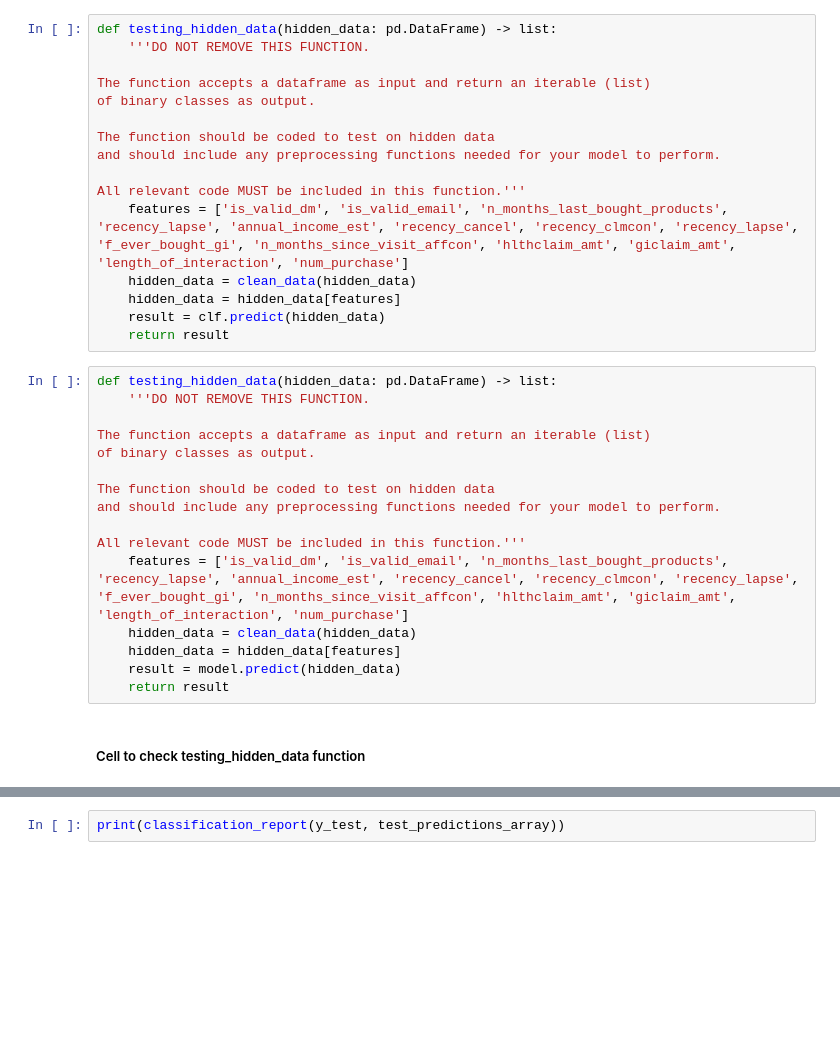
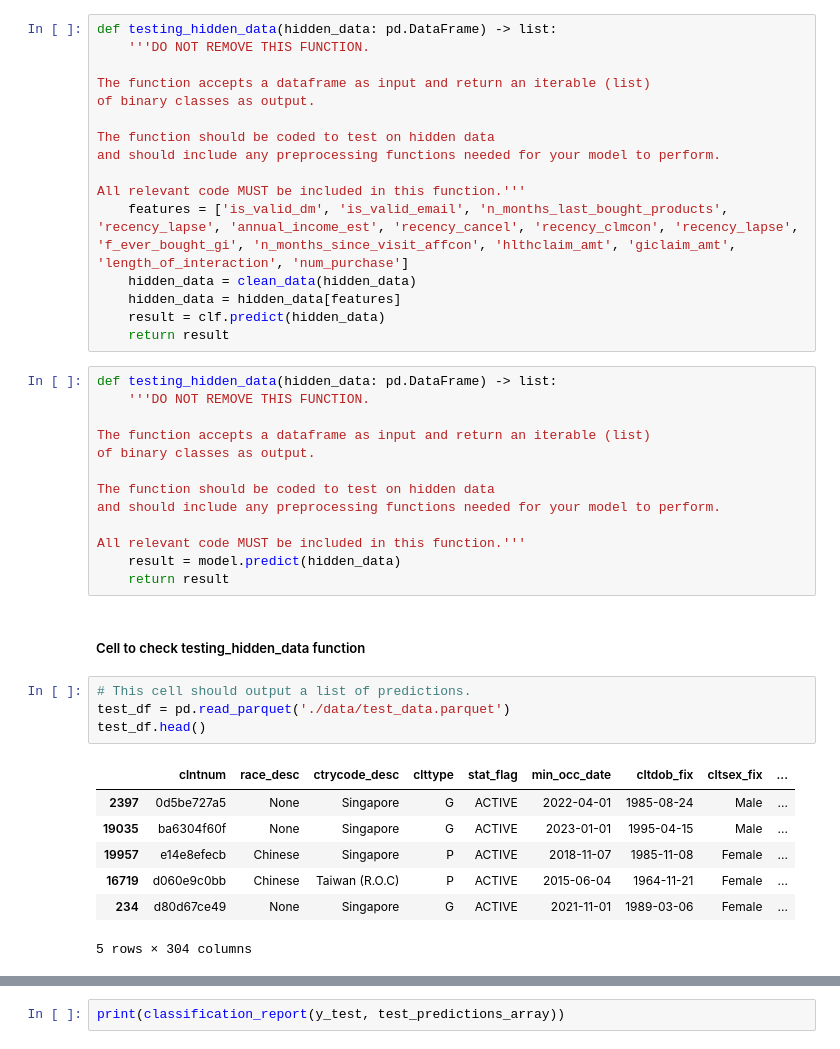
Before and after one commit to kayeugenia/NUS-SDS-Datathon-Singlife-NUS243, a Jupyter notebook: NUS_DATATHON_SINGLIFE_NUS243.ipynb, the cells around one changed output, grey strips where cells are left out. Saved outputs shown, nothing was run; the diff lists cells and outputs as text; blank space fills up the shorter version.

Commit message:
last cell error

```diff
--- a/NUS_DATATHON_SINGLIFE_NUS243.ipynb
+++ b/NUS_DATATHON_SINGLIFE_NUS243.ipynb
@@ -821,13 +808,22 @@ The function should be coded to test on hidden data
 and should include any preprocessing functions needed for your model to perform.
 
 All relevant code MUST be included in this function.'''
-    features = ['is_valid_dm', 'is_valid_email', 'n_months_last_bought_products', 'recency_lapse', 'annual_income_est', 'recency_cancel', 'recency_clmcon', 'recency_lapse', 'f_ever_bought_gi', 'n_months_since_visit_affcon', 'hlthclaim_amt', 'giclaim_amt', 'length_of_interaction', 'num_purchase']
-    hidden_data = clean_data(hidden_data)
-    hidden_data = hidden_data[features]
     result = model.predict(hidden_data)
     return result
 # %% [markdown]
 ##### Cell to check testing_hidden_data function
+# %%
+# This cell should output a list of predictions.
+test_df = pd.read_parquet('./data/test_data.parquet')
+test_df.head()
+# %% [output]
+|  | clntnum | race_desc | ctrycode_desc | clttype | stat_flag | min_occ_date | cltdob_fix | cltsex_fix | ... |
+| 2397 | 0d5be727a5 | None | Singapore | G | ACTIVE | 2022-04-01 | 1985-08-24 | Male | ... |
+| 19035 | ba6304f60f | None | Singapore | G | ACTIVE | 2023-01-01 | 1995-04-15 | Male | ... |
+| 19957 | e14e8efecb | Chinese | Singapore | P | ACTIVE | 2018-11-07 | 1985-11-08 | Female | ... |
+| 16719 | d060e9c0bb | Chinese | Taiwan (R.O.C) | P | ACTIVE | 2015-06-04 | 1964-11-21 | Female | ... |
+| 234 | d80d67ce49 | None | Singapore | G | ACTIVE | 2021-11-01 | 1989-03-06 | Female | ... |
+5 rows × 304 columns
 # %%
 # This cell should output a list of predictions.
 test_df = pd.read_parquet('./data/test_data.parquet')
```
Also changed, not shown: parts of 10 cells of this notebook.
